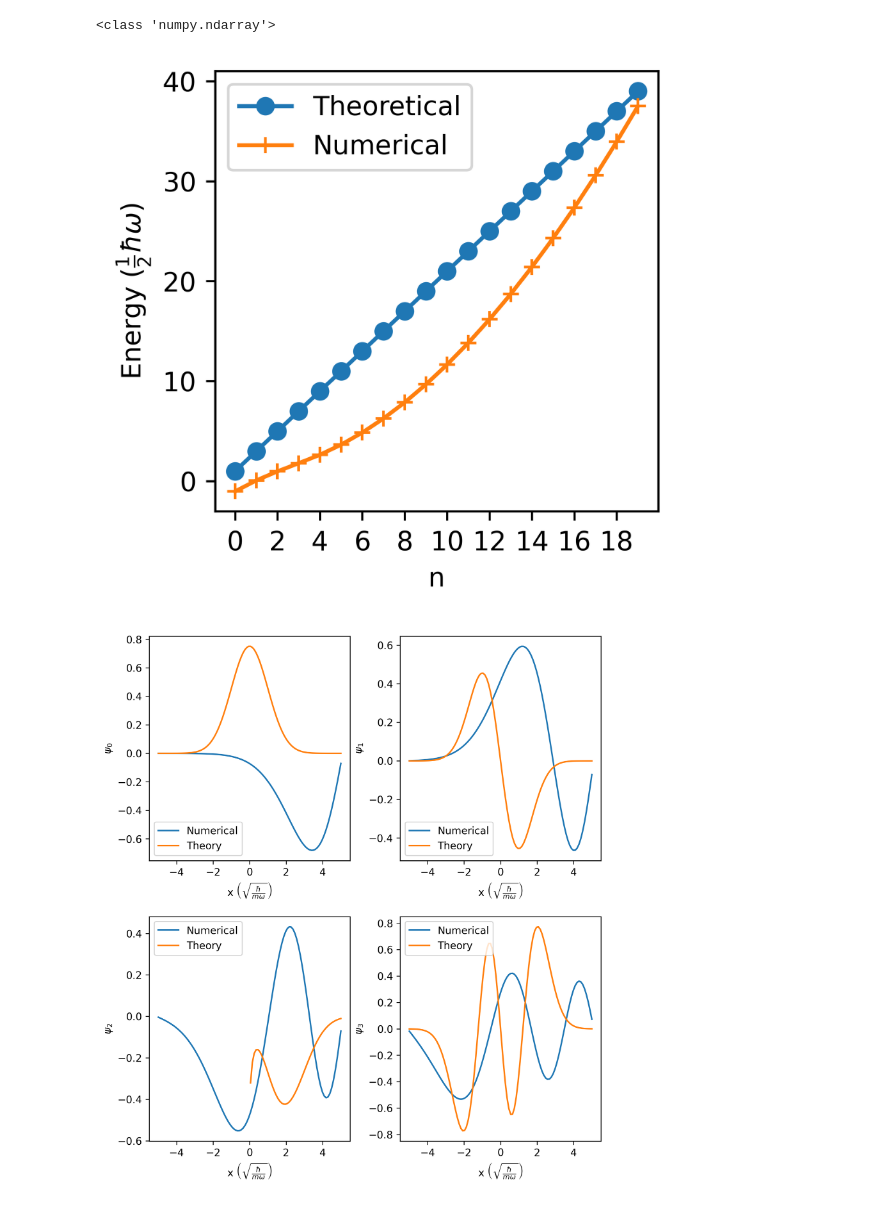
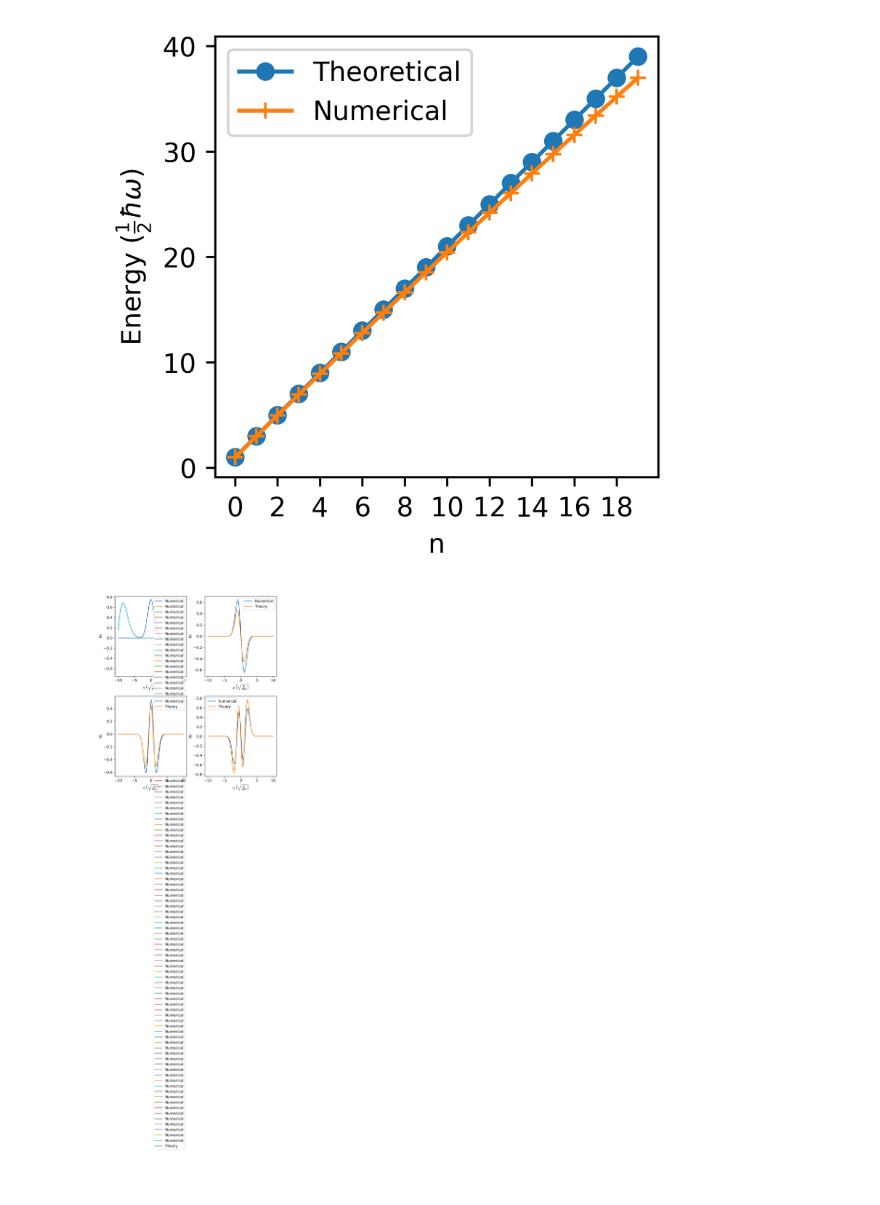
Before and after one commit to PeterK-UWP/Computational_Python, a Jupyter notebook: final_exam/quantum_oscillator.ipynb, the cells around one changed output. Drawn from its saved outputs; the diff is of its cells as text; code cells hidden in the pictures.

Commit message:
scale alpha next, plots work done?
figure out nelder code

poisson code done: questions done

QH1D plots work, fix the potential and answer questions

NS code complete

```diff
--- a/final_exam/quantum_oscillator.ipynb
+++ b/final_exam/quantum_oscillator.ipynb
@@ -52,19 +87,26 @@ def Quantum_1D(xmin, xmax, no_pts, potential, param=None):
             states = [vector[:, index] / np.sqrt(domain)]
     return energy, states
 
-a = 5
-def V(x_array):
-    for x in x_array:
-        alpha = 0.5
-        if x > 0:
-            return lambda x: alpha * x
-        else:
-            return lambda x: -alpha * x
+a = 10
 no_pts = 100
 x = np.linspace(-a, a, no_pts)
-print(type(x))
-value, vector = Quantum_1D(-a, a, no_pts, V(x))
-# alpha = 0.5*m*omega*omega*x
+alpha = 0.5
+
+#harmonic = lambda x: x**2
+#alue, vector = Quantum_1D(-a, a, no_pts, harmonic)
+#print(value[0], value[1], value[2], value[3])
+
+for i in x:
+    if i > 0:
+        # get values for x > 0
+        potential = lambda x: alpha * x
+        value_pos, vector_pos = Quantum_1D(-a, a, no_pts, potential)
+        ax0.plot(x, vector_pos[0], label='Numerical') # fix this to piecewise
+
+    else:
+        # gets values for x < 0
+        potential = lambda x: -alpha * x
+        value_neg, vector_neg = Quantum_1D(-a, a, no_pts, potential)
 
 NN = [i for i in range(20)]
 theory = [(2 * i + 1) for i in NN]
@@ -80,42 +122,43 @@ plt.legend()
 plt.gcf().set_dpi(600)
 plt.show()
 
-
-
 theory0 = [(np.pi) ** -0.25 * np.exp(-xx * xx / 2) for xx in x]
 theory1 = [(np.pi) ** -0.25 * np.exp(-xx * xx / 2) * (-xx) for xx in x]
-theory2 = [(8 * np.pi) ** -0.25 * np.exp(-xx * xx / 2) * (-2 * xx ** xx + 1) for xx in x]
+theory2 = [(8 * np.pi) ** -0.25 * np.exp(-xx * xx / 2) * (-2 * xx * xx + 1) for xx in x]
 theory3 = [(8 * 6 * np.pi) ** -0.25 * np.exp(-xx * xx / 2) * (4 * xx * xx * xx - 6 * xx) for xx in x]
 
 fig = plt.figure(figsize=(8, 9), dpi=300)
 gs = fig.add_gridspec(2, 2, hspace=0.25, wspace=0.25)
 (ax0, ax1), (ax2, ax3) = gs.subplots()
-ax0.plot(x, vector[0], label='Numerical')
+
+ax0.plot(x, vector_pos[0], label='Numerical') # fix this to piecewise
+
+ax0.plot(x, vector_neg[0], label='Numerical') # fix this to piecewise
+
 ax0.plot(x, theory0, label='Theory')
 ax0.set_xlabel(r'x $\left(\sqrt{\frac{\hbar}{m \omega}}\right)$')
 ax0.set_ylabel(r'$\psi_0$')
 ax0.legend()
 
 ax1.plot(x, vector[1], label='Numerical')
 ax1.plot(x, theory1, label='Theory')
 ax1.set_xlabel(r'x $\left(\sqrt{\frac{\hbar}{m \omega}}\right)$')
 ax1.set_ylabel(r'$\psi_1$')
 ax1.legend()
 
 ax2.plot(x, vector[2], label='Numerical')
 ax2.plot(x, theory2, label='Theory')
 ax2.set_xlabel(r'x $\left(\sqrt{\frac{\hbar}{m \omega}}\right)$')
 ax2.set_ylabel(r'$\psi_2$')
 ax2.legend()
 
 ax3.plot(x, vector[3], label='Numerical')
 ax3.plot(x, theory3, label='Theory')
 ax3.set_xlabel(r'x $\left(\sqrt{\frac{\hbar}{m \omega}}\right)$')
 ax3.set_ylabel(r'$\psi_3$')
 ax3.legend()
 
 plt.show()
 # %% [output]
-<class 'numpy.ndarray'>
-[figure, old version]
+[figure, new version]
-[figure, old version]
+[figure, new version]
```
Also changed, not shown: parts of 1 cell of this notebook, 6 other files.
